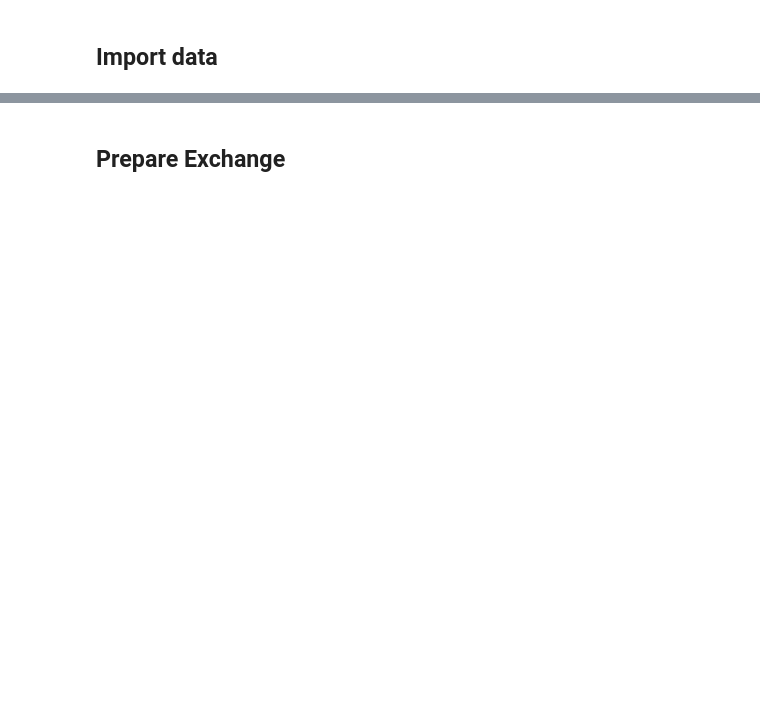
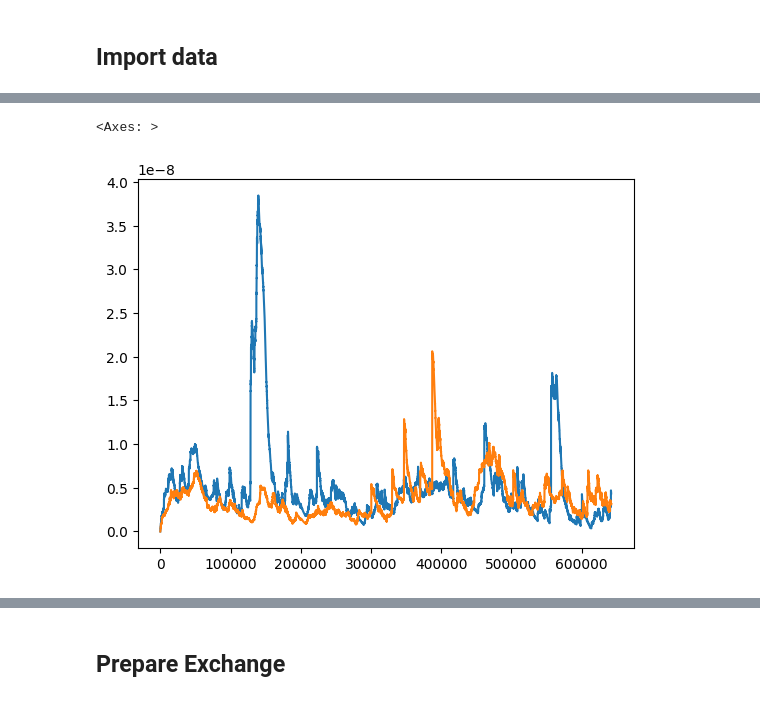
Before and after one commit to jaNGOB/pySimX, a Jupyter notebook: pySimX/examples/Multi-Asset TOB Example.ipynb, the cells around one changed output, grey strips where cells are left out. Drawn from its saved outputs; the diff is of its cells as text; code cells hidden in the pictures; blank space fills up the shorter version.

```diff
--- a/pySimX/examples/Multi-Asset TOB Example.ipynb
+++ b/pySimX/examples/Multi-Asset TOB Example.ipynb
@@ -63,0 +76,5 @@ trades = get_data(trades_list)
+# %%
+lookback = 60 * 10 * 1_000_000
+
+ema_calc = [mean(lookback), mean(lookback)]
+var_calc = [var(lookback, calculate_ema=True, calculate_pct_change=True), var(lookback, calculate_ema=True, calculate_pct_change=True)]
@@ -63,0 +114,6 @@ trades = get_data(trades_list)
+# %%
+indicators.std_a.plot()
+indicators.std_b.plot()
+# %% [output]
+<Axes: >
+[figure, added]
```
Also changed, not shown: parts of 14 cells of this notebook, 1 other file.
